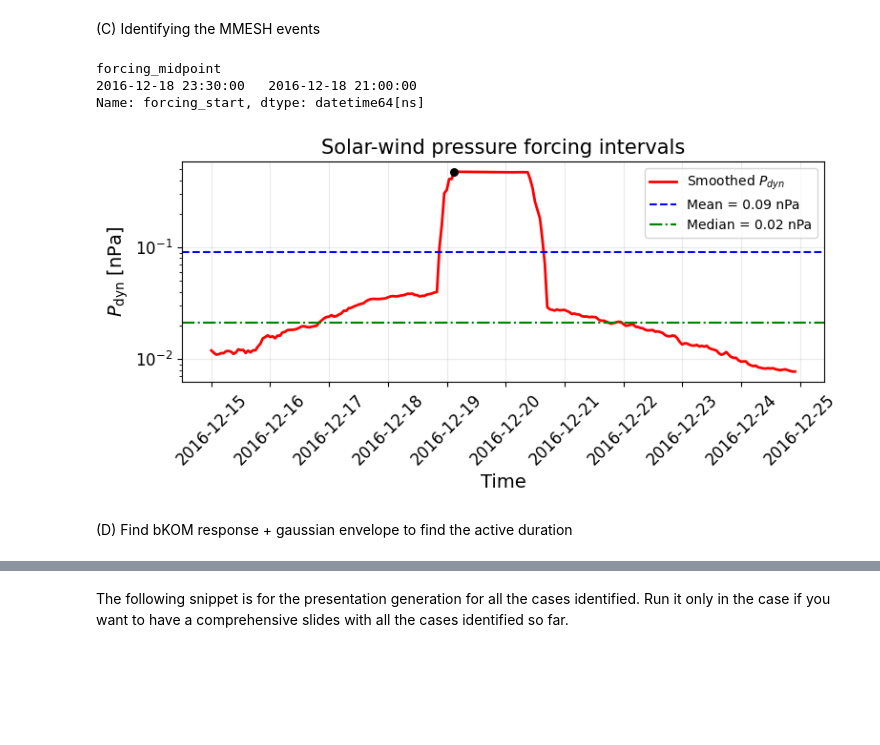
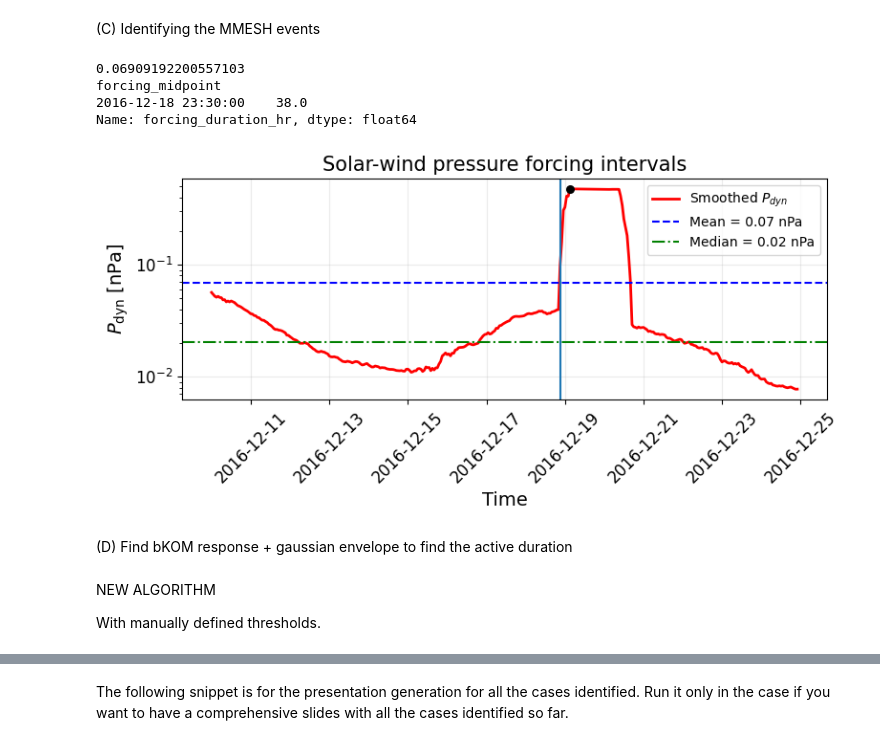
Before and after one commit to Kartav33/ERICA-JS, a Jupyter notebook: 02_event_detection.ipynb, the cells around one changed output, grey strips where cells are left out. Saved outputs shown, nothing was run; the diff lists cells and outputs as text; code cells hidden in the pictures; blank space fills up the shorter version.

Commit message:
active_duration_improved

```diff
--- a/02_event_detection.ipynb
+++ b/02_event_detection.ipynb
@@ -23,7 +23,7 @@ import numpy as np
 
 # A.0 Analysis interval
 
-start = pd.Timestamp("2016-12-15 00:00:00")
+start = pd.Timestamp("2016-12-10 00:00:00")
 end   = pd.Timestamp("2016-12-24 22:00:00")
 # %%
 # A.1 Build Juno bKOM + distance dataframe
@@ -176,8 +177,8 @@ if CASE == 1 :
     positive_dPAR = dPAR[dPAR > 0].dropna()
     PAR_DERIV_THRESHOLD = positive_dPAR.quantile(0.90)
     PAR_VALUE_THRESHOLD = PAR[ID].mean()
-
     rising = ( dPAR > PAR_DERIV_THRESHOLD ) & (PAR_smooth > PAR_VALUE_THRESHOLD)
+    print(PAR_VALUE_THRESHOLD)
 
 # Main loop
 forcing_records = []
@@ -238,48 +239,53 @@ df_forcing = pd.DataFrame(forcing_records)
 if not df_forcing.empty:
     df_forcing = df_forcing.set_index("forcing_midpoint")
 
-print(df_forcing["forcing_start"])
+print(df_forcing["forcing_duration_hr"])
 # %% [output]
+0.06909192200557103
 forcing_midpoint
-2016-12-18 23:30:00   2016-12-18 21:00:00
-Name: forcing_start, dtype: datetime64[ns]
+2016-12-18 23:30:00    38.0
+Name: forcing_duration_hr, dtype: float64
 # %%
 P_mean = P_dyn.mean()
 P_median = P_dyn.median()
 
 fig, ax = plt.subplots(figsize=(8, 4), sharex=True)
 
 # ---------------- P_dyn ----------------
 #ax.plot(P_dyn.index, P_dyn, color="lightcoral", lw=1,
     #       label="Raw $P_{dyn}$")
 ax.plot(PAR_smooth.index, PAR_smooth, color="red", lw=2,
            label="Smoothed $P_{dyn}$")
 
 for t_mid, row in df_forcing.iterrows():
     ax.scatter(row["forcing_peak_time"], row["forcing_peak_value"],
                   color="black", s=30, zorder=5)
-    #ax.axvline(row["forcing_rise_end"])
+    ax.axvline(row["forcing_start"])
 
 ax.axhline(P_mean, color="blue", ls="--", lw=1.5,
               label=f"Mean = {P_mean:.2f} nPa")
 ax.axhline(P_median, color="green", ls="-.", lw=1.5,
               label=f"Median = {P_median:.2f} nPa")
 
 ax.set_yscale("log")
 ax.set_ylabel(r"$P_{\rm dyn}$ [nPa]", fontsize=14)
 ax.set_xlabel("Time", fontsize=14)
 ax.set_title("Solar-wind pressure forcing intervals", fontsize=15)
 ax.tick_params(labelsize=12)
 ax.legend(fontsize=10)
 ax.grid(alpha=0.25)
 plt.xticks(rotation=45)
 
 plt.tight_layout()
 plt.show()
 # %% [output]
-[figure, old version]
+[figure, new version]
 # %% [markdown]
 (D) Find bKOM response + gaussian envelope to find the active duration
+# %% [markdown]
+NEW ALGORITHM
+
+With manually defined thresholds.
 # %%
 # bKOM response search
 BKOM_SEARCH_WINDOW = 36       # ± hours around P_dyn event midpoint
```
Also changed, not shown: parts of 20 cells of this notebook, 1 other file.
